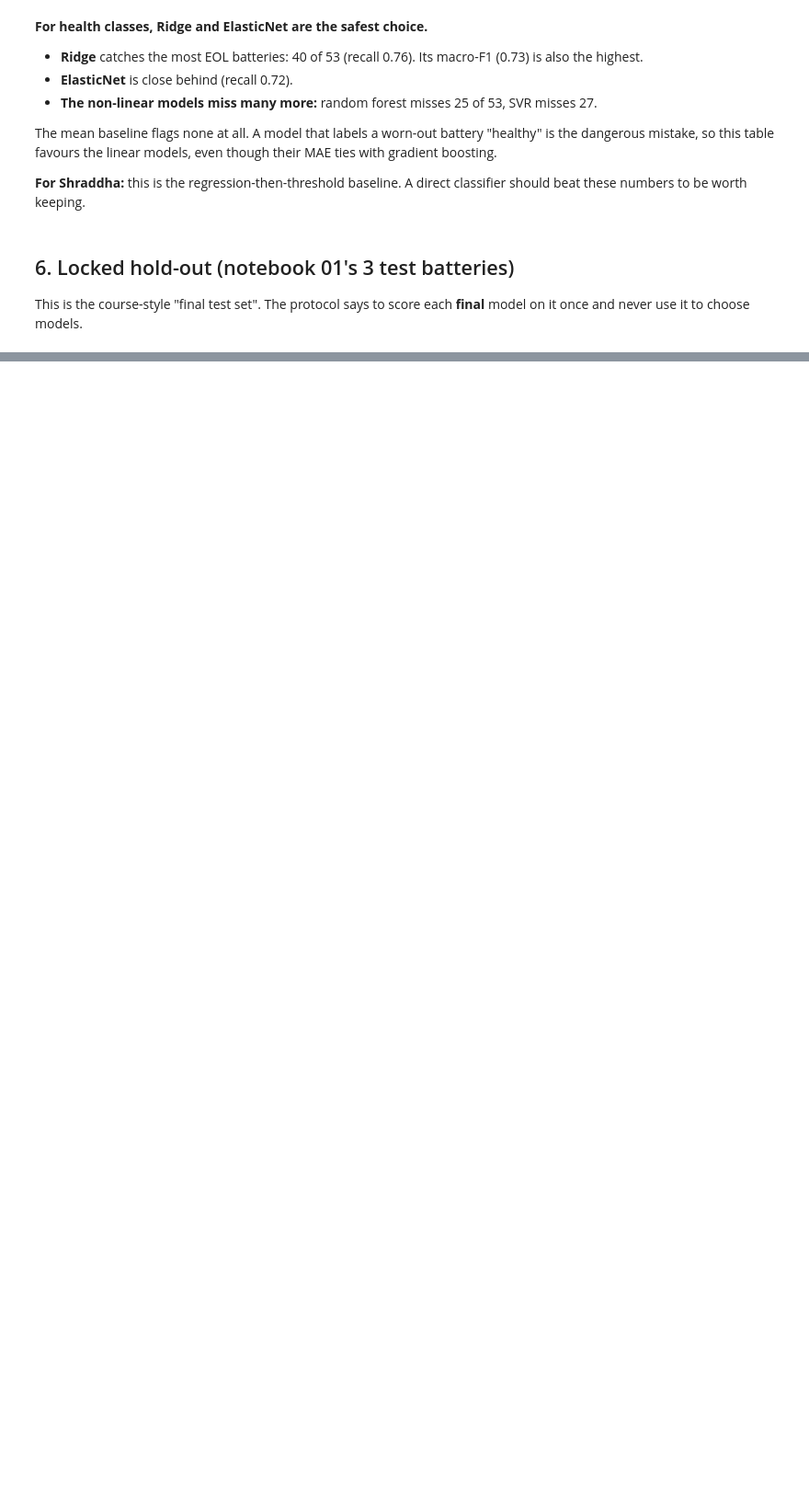
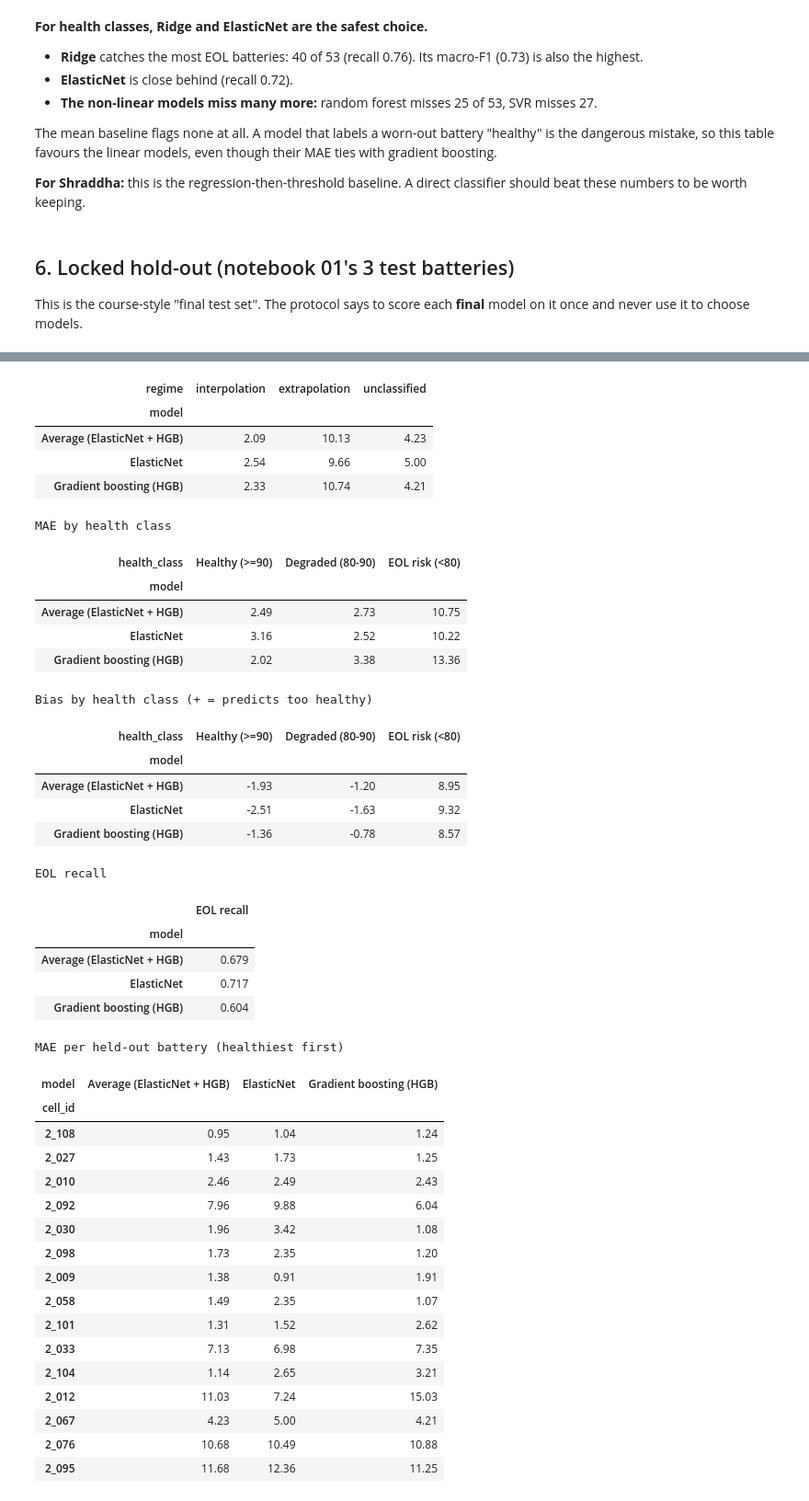
Before and after one commit to rachandeepkaur/battery-soh-prediction, a Jupyter notebook: notebooks/08_model_comparison.ipynb, the cells around one changed output, grey strips where cells are left out. Shown at 92% size. Drawn from its saved outputs; the diff is of its cells as text; code cells hidden in the pictures; blank space fills up the shorter version.

```diff
--- a/notebooks/08_model_comparison.ipynb
+++ b/notebooks/08_model_comparison.ipynb
@@ -499,0 +557,12 @@ hold-out still missing for: ['ElasticNet', 'Ridge', 'Random forest']
+# %%
+# Is the average better battery by battery (LOCO) and profile by profile (LOPO)? Holm-corrected over the 4 tests.
+rows = []
+for s in ["LOCO", "LOPO"]:
+    f = ens[ens.scheme == s].groupby(["model", "fold"]).apply(lambda g: mae(g.y_true, g.y_pred)).unstack(0)
+    for ref in PAIR:
+        rows.append(dict(split=s, reference=ref, **ev.paired_test(f[AVG], f[ref])))
+ens_paired = pd.DataFrame(rows)
+ens_paired["holm_p"] = ev.holm(ens_paired.wilcoxon_p)
+ens_paired = ens_paired.rename(columns={"a_wins": "average wins", "b_wins": "reference wins",
+                                        "mean_diff": "MAE diff (avg - ref)"})
+ens_paired.round(3)
@@ -499,0 +575,19 @@ hold-out still missing for: ['ElasticNet', 'Ridge', 'Random forest']
+# %%
+# Where does averaging help? Same breakdowns as Section 4 and 5, leave-one-cell-out only.
+L = ens[ens.scheme == "LOCO"]
+HC = ["Healthy (>=90)", "Degraded (80-90)", "EOL risk (<80)"]
+def by_ens(col, f=lambda g: mae(g.y_true, g.y_pred)):
+    return L.groupby(["model", col], observed=True).apply(f).unstack(col)
+
+ens_regime = by_ens("regime")[["interpolation", "extrapolation", "unclassified"]]
+ens_health = by_ens("health_class")[HC]
+ens_bias = by_ens("health_class", lambda g: (g.y_pred - g.y_true).mean())[HC]
+ens_eol = L.groupby("model").apply(lambda g: recall_score(to_class(g.y_true), to_class(g.y_pred),
+                                                          labels=[labels[0]], average="macro")).rename("EOL recall")
+ens_cells = by_ens("cell_id").T.loc[order]
+print("MAE by regime"); display(ens_regime.round(2))
+print("MAE by health class"); display(ens_health.round(2))
+print("Bias by health class (+ = predicts too healthy)"); display(ens_bias.round(2))
+print("EOL recall"); display(ens_eol.round(3).to_frame())
+print("MAE per held-out battery (healthiest first)"); display(ens_cells.round(2))
+# %% [output]
@@ -499,0 +595,41 @@ hold-out still missing for: ['ElasticNet', 'Ridge', 'Random forest']
+| regime | interpolation | extrapolation | unclassified |
+| model |  |  |  |
+| Average (ElasticNet + HGB) | 2.09 | 10.13 | 4.23 |
+| ElasticNet | 2.54 | 9.66 | 5.00 |
+| Gradient boosting (HGB) | 2.33 | 10.74 | 4.21 |
+MAE by health class
+| health_class | Healthy (>=90) | Degraded (80-90) | EOL risk (<80) |
+| model |  |  |  |
+| Average (ElasticNet + HGB) | 2.49 | 2.73 | 10.75 |
+| ElasticNet | 3.16 | 2.52 | 10.22 |
+| Gradient boosting (HGB) | 2.02 | 3.38 | 13.36 |
+Bias by health class (+ = predicts too healthy)
+| health_class | Healthy (>=90) | Degraded (80-90) | EOL risk (<80) |
+| model |  |  |  |
+| Average (ElasticNet + HGB) | -1.93 | -1.20 | 8.95 |
+| ElasticNet | -2.51 | -1.63 | 9.32 |
+| Gradient boosting (HGB) | -1.36 | -0.78 | 8.57 |
+EOL recall
+|  | EOL recall |
+| model |  |
+| Average (ElasticNet + HGB) | 0.679 |
+| ElasticNet | 0.717 |
+| Gradient boosting (HGB) | 0.604 |
+MAE per held-out battery (healthiest first)
+| model | Average (ElasticNet + HGB) | ElasticNet | Gradient boosting (HGB) |
+| cell_id |  |  |  |
+| 2_108 | 0.95 | 1.04 | 1.24 |
+| 2_027 | 1.43 | 1.73 | 1.25 |
+| 2_010 | 2.46 | 2.49 | 2.43 |
+| 2_092 | 7.96 | 9.88 | 6.04 |
+| 2_030 | 1.96 | 3.42 | 1.08 |
+| 2_098 | 1.73 | 2.35 | 1.20 |
+| 2_009 | 1.38 | 0.91 | 1.91 |
+| 2_058 | 1.49 | 2.35 | 1.07 |
+| 2_101 | 1.31 | 1.52 | 2.62 |
+| 2_033 | 7.13 | 6.98 | 7.35 |
+| 2_104 | 1.14 | 2.65 | 3.21 |
+| 2_012 | 11.03 | 7.24 | 15.03 |
+| 2_067 | 4.23 | 5.00 | 4.21 |
+| 2_076 | 10.68 | 10.49 | 10.88 |
+| 2_095 | 11.68 | 12.36 | 11.25 |
```
Also changed, not shown: parts of 13 cells of this notebook, 20 other files.
